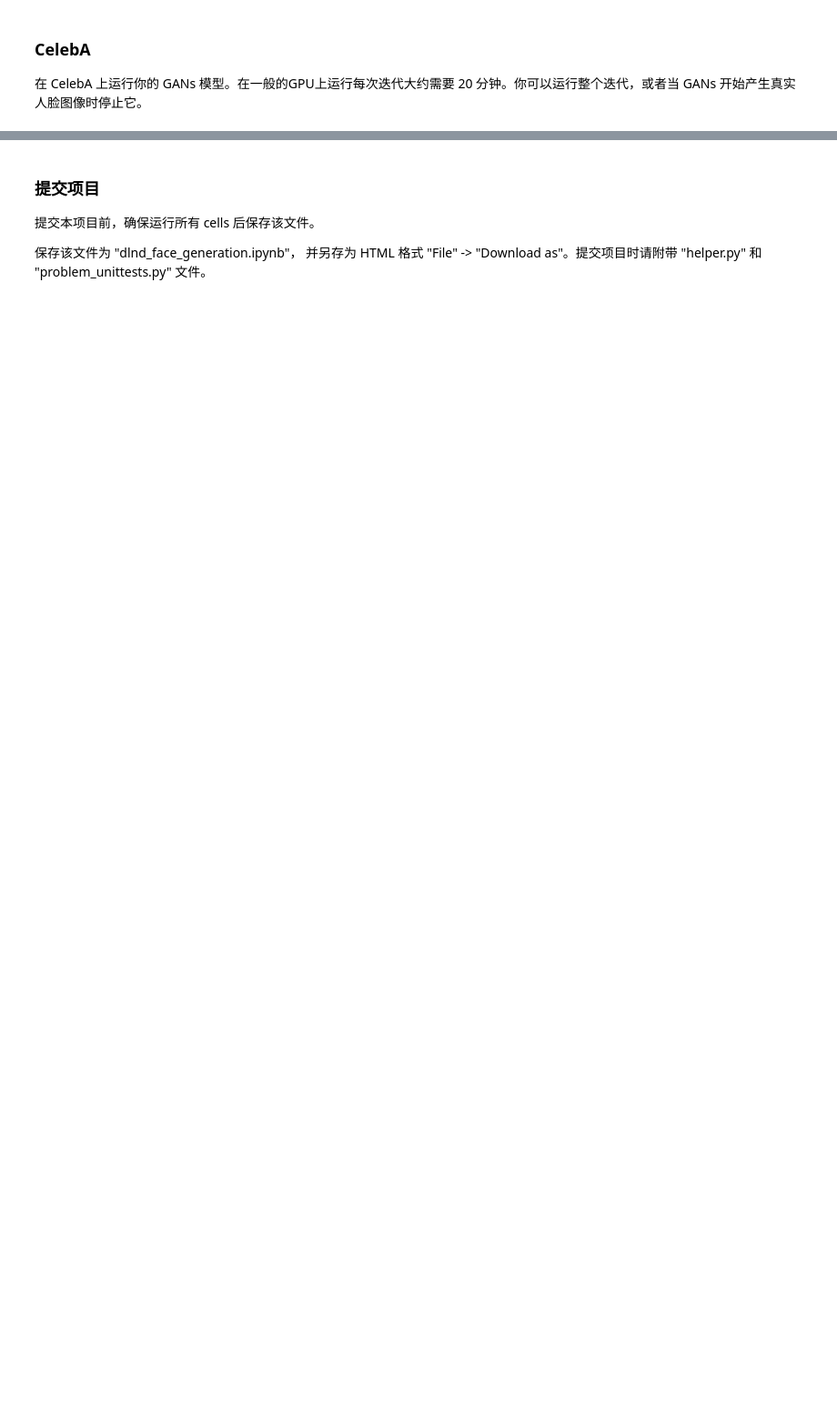
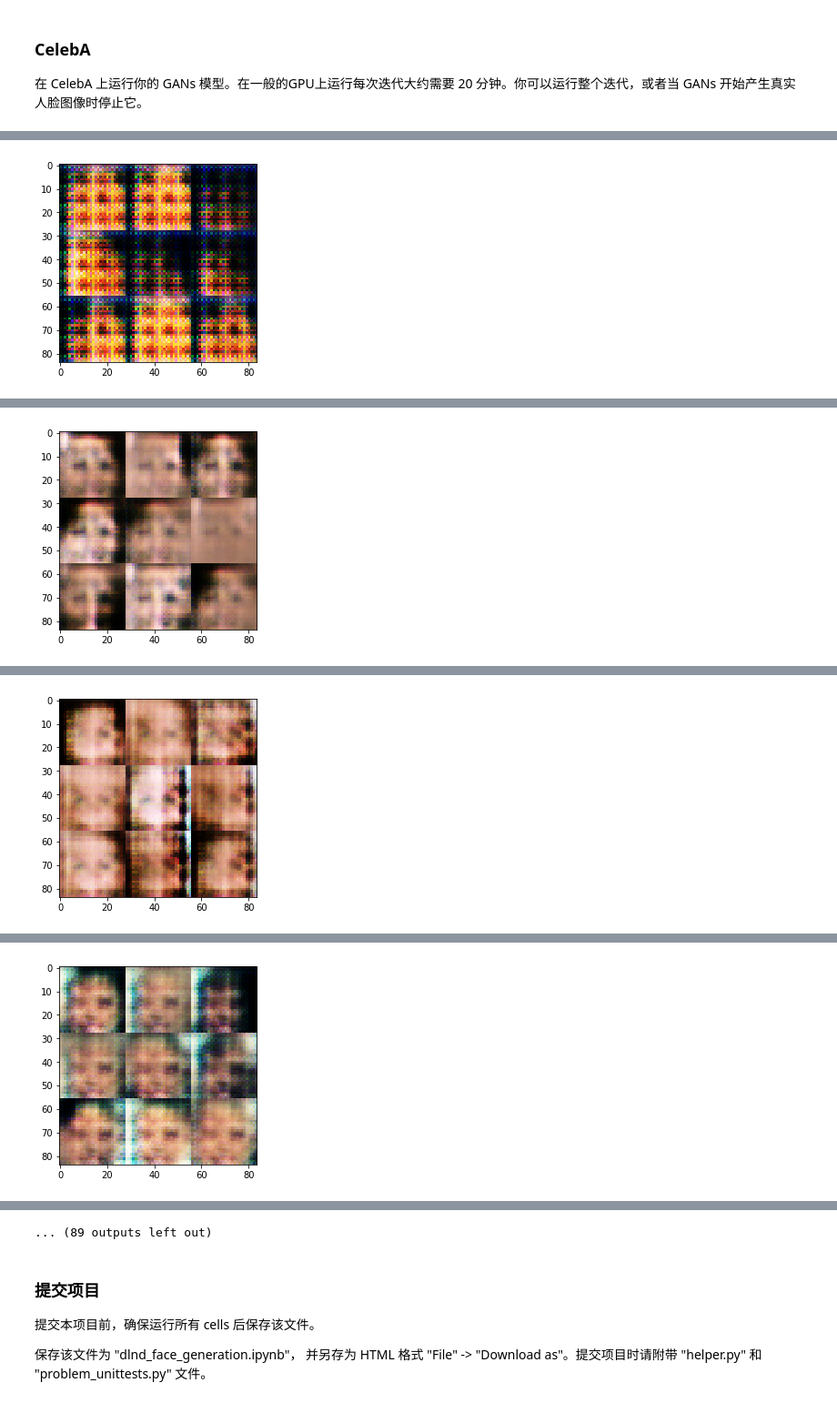
Before and after one commit to Hughli3/cn-deep-learning, a Jupyter notebook: face-generation/dlnd_face_generation.ipynb, the cells around one changed output, grey strips where cells are left out. Shown at 91% size. Saved outputs shown, nothing was run; the diff lists cells and outputs as text; code cells hidden in the pictures; blank space fills up the shorter version.

```diff
--- a/face-generation/dlnd_face_generation.ipynb
+++ b/face-generation/dlnd_face_generation.ipynb
@@ -443,18 +476,19 @@ Caused by op 'input_real', defined at:
 ### CelebA
 在 CelebA 上运行你的 GANs 模型。在一般的GPU上运行每次迭代大约需要 20 分钟。你可以运行整个迭代，或者当 GANs 开始产生真实人脸图像时停止它。
 # %%
-batch_size = 128
+batch_size = 16
 z_dim = 100
-learning_rate = 0.002
+learning_rate = 0.0002
 beta1 = 0.9
-
+print_every = 50
 
 """
 DON'T MODIFY ANYTHING IN THIS CELL THAT IS BELOW THIS LINE
 """
-epochs = 10
+epochs = 2
 
 celeba_dataset = helper.Dataset('celeba', glob(os.path.join(data_dir, 'img_align_celeba/*.jpg')))
 with tf.Graph().as_default():
     train(epochs, batch_size, z_dim, learning_rate, beta1, celeba_dataset.get_batches,
           celeba_dataset.shape, celeba_dataset.image_mode)
+# %% [output]
@@ -460,0 +505 @@ with tf.Graph().as_default():
+[figure, added]
@@ -460,0 +516 @@ with tf.Graph().as_default():
+[figure, added]
@@ -460,0 +527 @@ with tf.Graph().as_default():
+[figure, added]
@@ -460,0 +538 @@ with tf.Graph().as_default():
+[figure, added]
@@ -461,3 +561,4 @@ with tf.Graph().as_default():
+... (89 outputs left out)
 # %% [markdown]
 ### 提交项目
 提交本项目前，确保运行所有 cells 后保存该文件。
```
Also changed, not shown: parts of 8 cells of this notebook, 2 other files.
